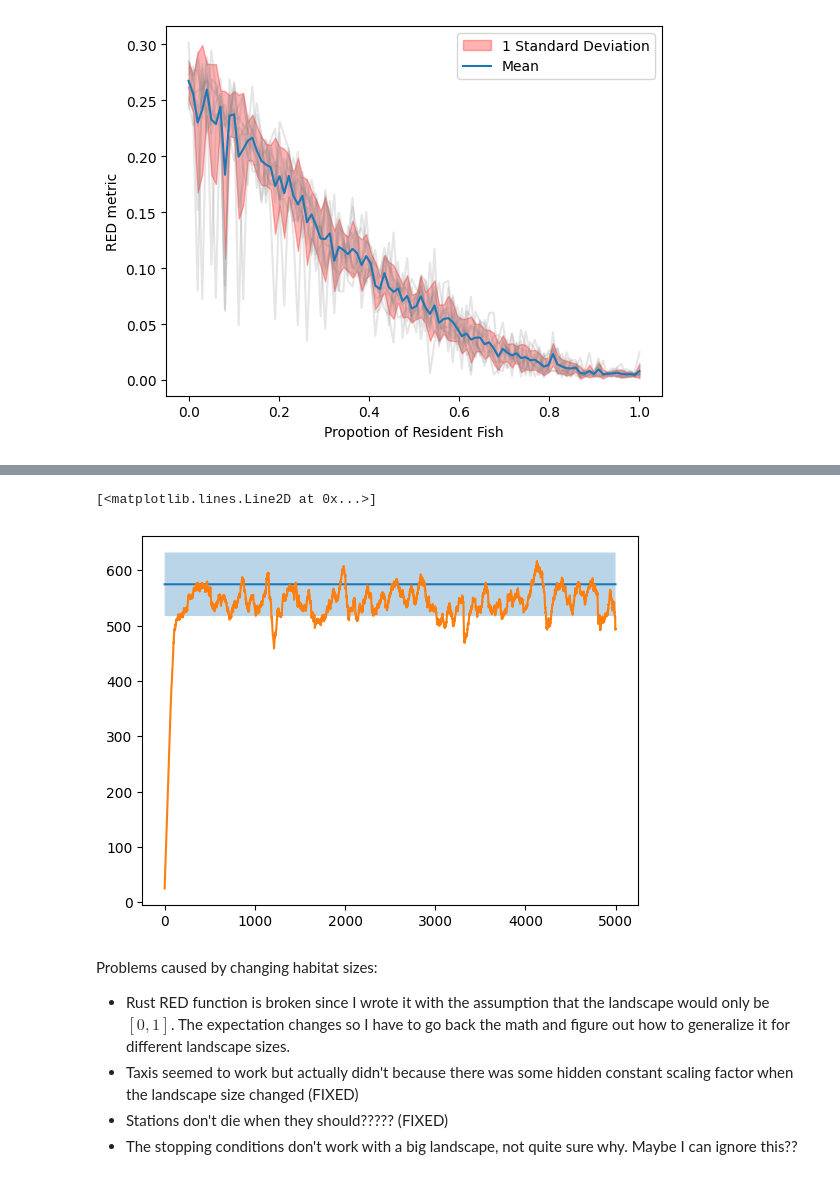
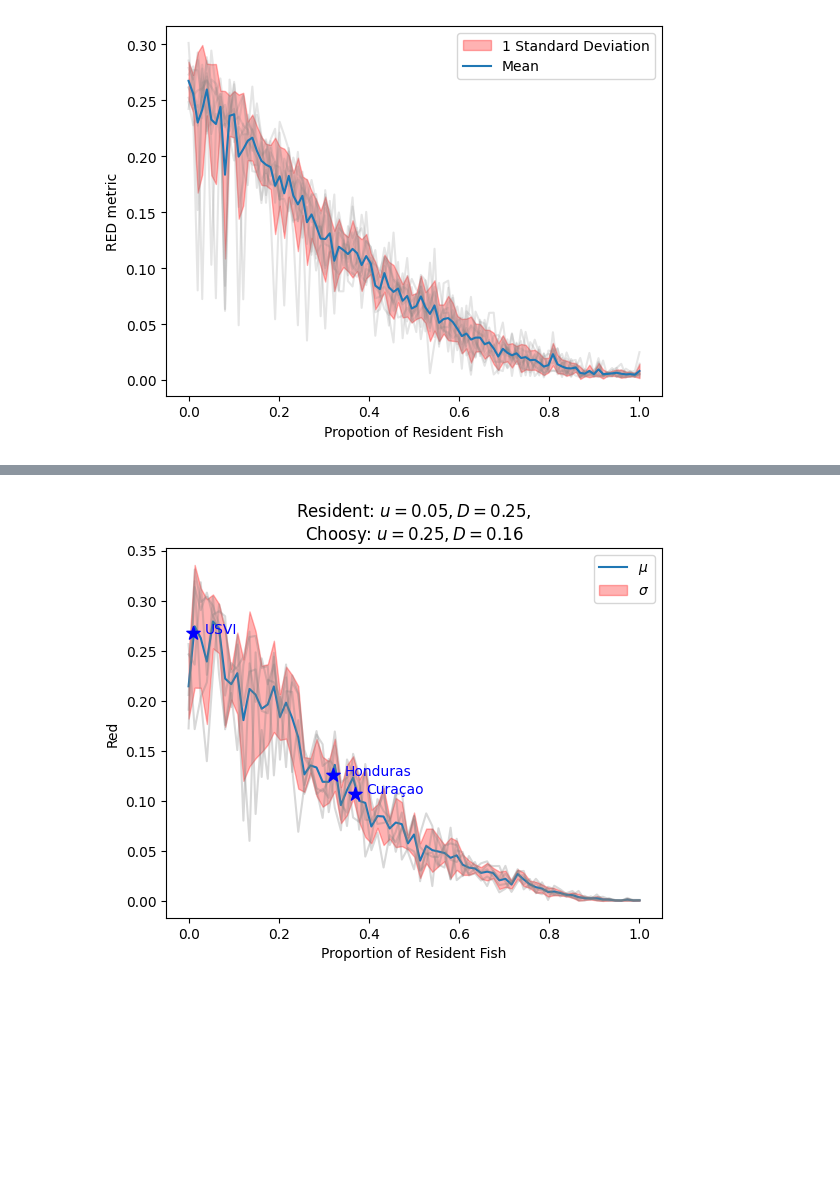
Before and after one commit to jtkaarerasmussen/hml_fp, a Jupyter notebook: paper_plots.ipynb, the cells around one changed output, grey strips where cells are left out. Cells and saved outputs as stored; diff of their text form; code cells hidden in the pictures; blank space fills up the shorter version.

```diff
--- a/paper_plots.ipynb
+++ b/paper_plots.ipynb
@@ -654,36 +631,34 @@ for taxis in [True,False]:
-# %%
-t_index = 3
-station_count = 25
-fish_count = 1000
-initial_energy = 3.0
-energy_loss_rate = 0.2
-birth_rate = 5
-fish_val = 0.1
-habitat_width = 5.0
-
-equil_location = ((fish_count)*fish_val + (birth_rate)*initial_energy) / energy_loss_rate
-tol=0.1
-
-a = get_all(f"./trial_runs/1dtaxis/1dtaxis_3/d_0.1/"+dir_list[t_index]+"/")
-# a = get_all("./trial_runs/high_width_test/")
-ss = [s[0] for s in a]
-# fs = [f[1] for f in a]
-lens = [len(k) for k in ss]
-equil_line =np.zeros_like(lens)+equil_location
-plt.fill_between(np.arange(len(lens)),equil_line*(1-tol),equil_line*(1+tol),alpha=0.3)
-plt.plot(equil_line)
-plt.plot(lens)
-# window = 1000
-# conv_arr = np.ones(window) / window
-# conv = np.convolve(conv_arr, lens, "same")
-# plt.plot(conv)
-# plt.fill_between(np.arange(len(lens)),conv*(1-tol),conv*(1+tol),alpha=0.2)
-# %% [output]
-[<matplotlib.lines.Line2D at 0x...>]
-[figure, removed]
-# %% [markdown]
-Problems caused by changing habitat sizes:
-- Rust RED function is broken since I wrote it with the assumption that the landscape would only be $[0,1]$. The expectation changes so I have to go back the math and figure out how to generalize it for different landscape sizes.
-- Taxis seemed to work but actually didn't because there was some hidden constant scaling factor when the landscape size changed (FIXED)
-- Stations don't die when they should????? (FIXED)
-- The stopping conditions don't work with a big landscape, not quite sure why. Maybe I can ignore this??
+# %%
+base_dir = "/home/jonatank/Documents/HML/hml_fp/trial_runs/ratio_high_width/"
+ratios_dirs = np.sort(os.listdir(base_dir))
+ratios = [float(i[2:]) for i in ratios_dirs]
+d = []
+for i, ratio in enumerate(ratios):
+    ratio_reds = []
+    for run in range(5):
+        s,f = get_all(f"{base_dir}/{ratios_dirs[i]}/{run}/")[1]
+        r = red(s,5)
+        ratio_reds.append(r)
+    d.append(ratio_reds)
+# %%
+loc_ratios = [0.37,0.32,0.01]
+loc_names = [u"Curaçao", 'Honduras', 'USVI']
+m = np.mean(d,axis=1)
+s = np.std(d,axis=1)
+loc_reds = []
+for ra in loc_ratios:
+    p = poly.Polynomial(poly.polynomial.polyfit(ratios,m,3))
+    loc_reds.append(p(ra))
+# %%
+plt.plot(ratios,m,label=r"$\mu$")
+plt.fill_between(ratios,m+s,m-s,alpha = 0.3,color="red",label=r"$\sigma$")
+plt.plot(ratios,d,alpha=0.3, color="grey")
+plt.xlabel("Proportion of Resident Fish")
+plt.ylabel("Red")
+plt.title(r"Resident: $u = 0.05, D = 0.25$," + "\n" + r"Choosy: $u = 0.25, D=0.16$")
+plt.legend()
+plt.scatter(loc_ratios,loc_reds, marker="*",color="blue",zorder=100,s=100)
+for i, (x, y) in enumerate(zip(loc_ratios,loc_reds)):
+    plt.text(x+0.025,y,loc_names[i],color="blue")
+# %% [output]
+[figure, added]
```
Also changed, not shown: parts of 10 cells of this notebook, 2 other files.
